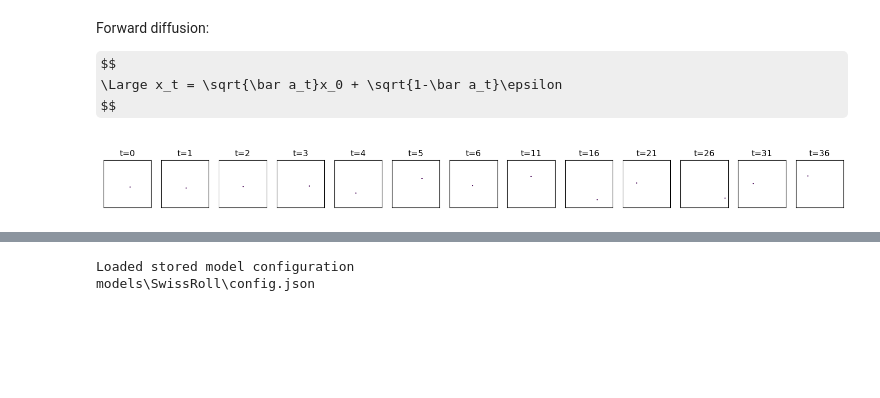
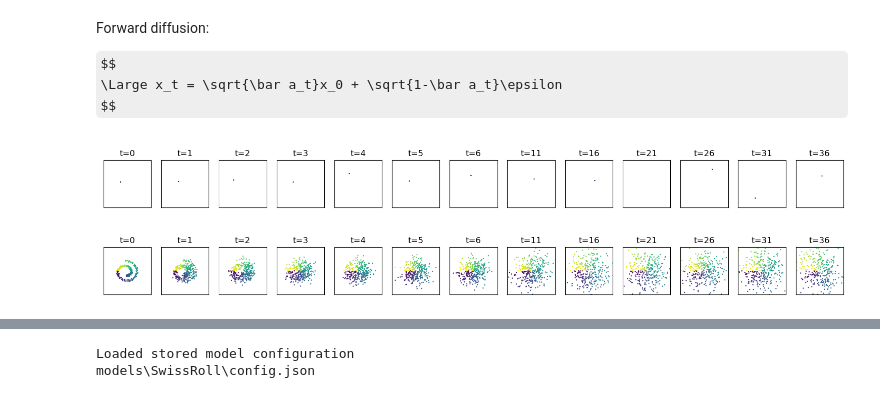
Before and after one commit to Grazvy/Diffusion_Models_demonstration, a Jupyter notebook: DDPM.ipynb, the cells around one changed output, grey strips where cells are left out. Saved outputs shown, nothing was run; the diff lists cells and outputs as text; code cells hidden in the pictures; some formulas as TeX source; blank space fills up the shorter version.

```diff
--- a/DDPM.ipynb
+++ b/DDPM.ipynb
@@ -61,5 +46,6 @@ visualize_forward("Flowers")
 # %%
 visualize_forward(dataset_name="SWISS", timesteps=40, batch_size=1)
-#visualize_forward(dataset_name="SWISS", timesteps=40, batch_size=300)
+visualize_forward(dataset_name="SWISS", timesteps=40, batch_size=300)
 # %% [output]
 [figure]
+[figure, added]
```
Also changed, not shown: parts of 12 cells of this notebook, 4 other files.
